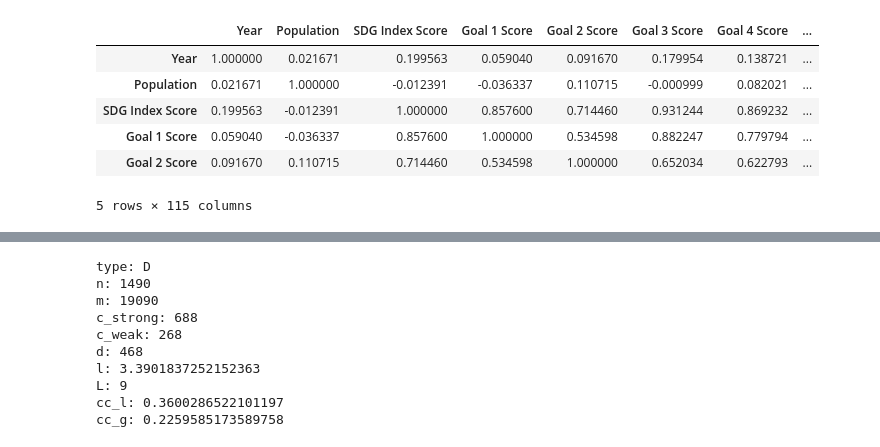
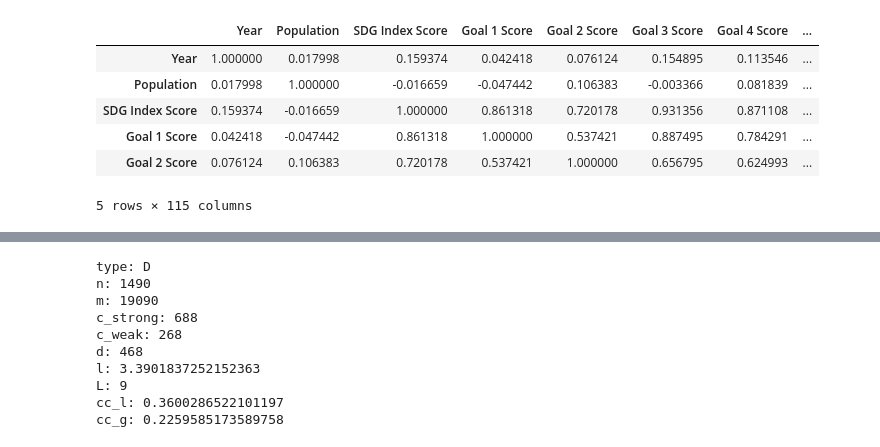
Before and after one commit to ericssimpson/sustainable-development-modeling, a Jupyter notebook: sdg_analysis.ipynb, the cells around one changed output, grey strips where cells are left out. Cells and saved outputs as stored; diff of their text form; code cells hidden in the pictures.

```diff
--- a/sdg_analysis.ipynb
+++ b/sdg_analysis.ipynb
@@ -19,5 +19,4 @@ from sklearn.preprocessing import scale
 import warnings
 warnings.filterwarnings('ignore')
 # %%
-sdg_data = pd.read_excel('SDR-2022-database.xlsx')
-sdg_data.head()
+sdg_data_main = pd.read_excel('SDR-2022-database.xlsx')
@@ -31,0 +34,3 @@ sdg_data.head()
+# %%
+sdg_data = sdg_data_main.drop(sdg_data_main[sdg_data_main['Year'] >= 2018].index)
+sdg_data.head(19)
@@ -32,13 +56,13 @@ sdg_data.head()
 # %%
-sdg_pearson = sdg_data.corr(method='pearson')
-sdg_pearson.head()
+sdg_pearson_data = sdg_data.corr(method='pearson')
+sdg_pearson_data.head()
 # %% [output]
 |  | Year | Population | SDG Index Score | Goal 1 Score | Goal 2 Score | Goal 3 Score | Goal 4 Score | ... |
-| Year | 1.000000 | 0.021671 | 0.199563 | 0.059040 | 0.091670 | 0.179954 | 0.138721 | ... |
-| Population | 0.021671 | 1.000000 | -0.012391 | -0.036337 | 0.110715 | -0.000999 | 0.082021 | ... |
-| SDG Index Score | 0.199563 | -0.012391 | 1.000000 | 0.857600 | 0.714460 | 0.931244 | 0.869232 | ... |
-| Goal 1 Score | 0.059040 | -0.036337 | 0.857600 | 1.000000 | 0.534598 | 0.882247 | 0.779794 | ... |
-| Goal 2 Score | 0.091670 | 0.110715 | 0.714460 | 0.534598 | 1.000000 | 0.652034 | 0.622793 | ... |
+| Year | 1.000000 | 0.017998 | 0.159374 | 0.042418 | 0.076124 | 0.154895 | 0.113546 | ... |
+| Population | 0.017998 | 1.000000 | -0.016659 | -0.047442 | 0.106383 | -0.003366 | 0.081839 | ... |
+| SDG Index Score | 0.159374 | -0.016659 | 1.000000 | 0.861318 | 0.720178 | 0.931356 | 0.871108 | ... |
+| Goal 1 Score | 0.042418 | -0.047442 | 0.861318 | 1.000000 | 0.537421 | 0.887495 | 0.784291 | ... |
+| Goal 2 Score | 0.076124 | 0.106383 | 0.720178 | 0.537421 | 1.000000 | 0.656795 | 0.624993 | ... |
 5 rows × 115 columns
 # %%
 sdg_goals = {}
```
Also changed, not shown: parts of 16 cells of this notebook.
